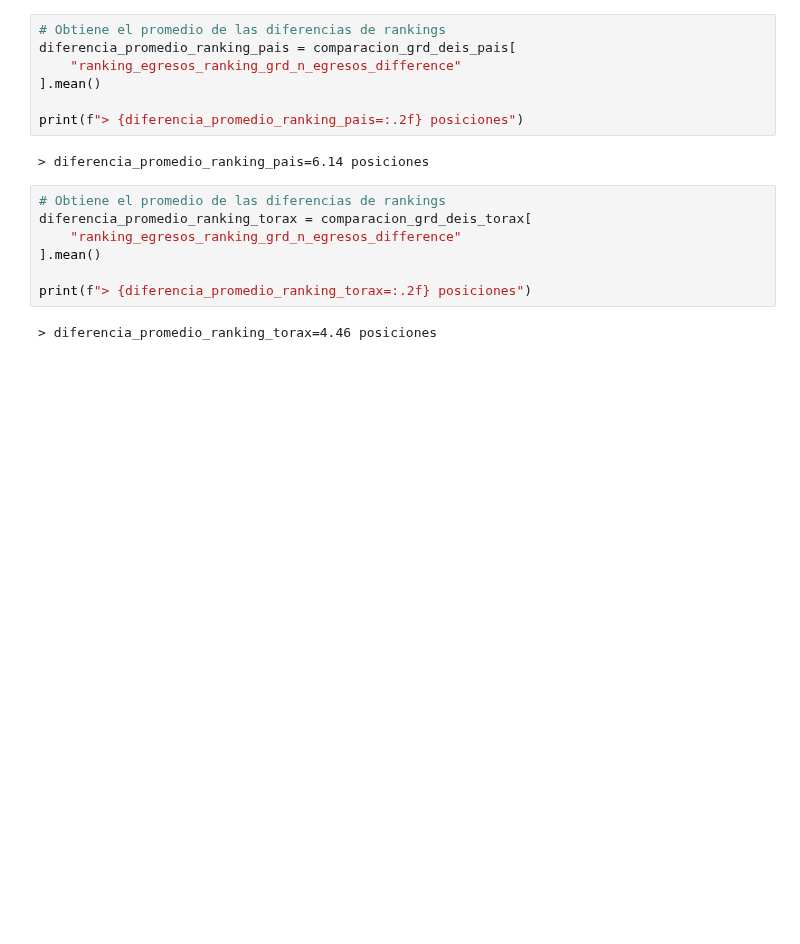
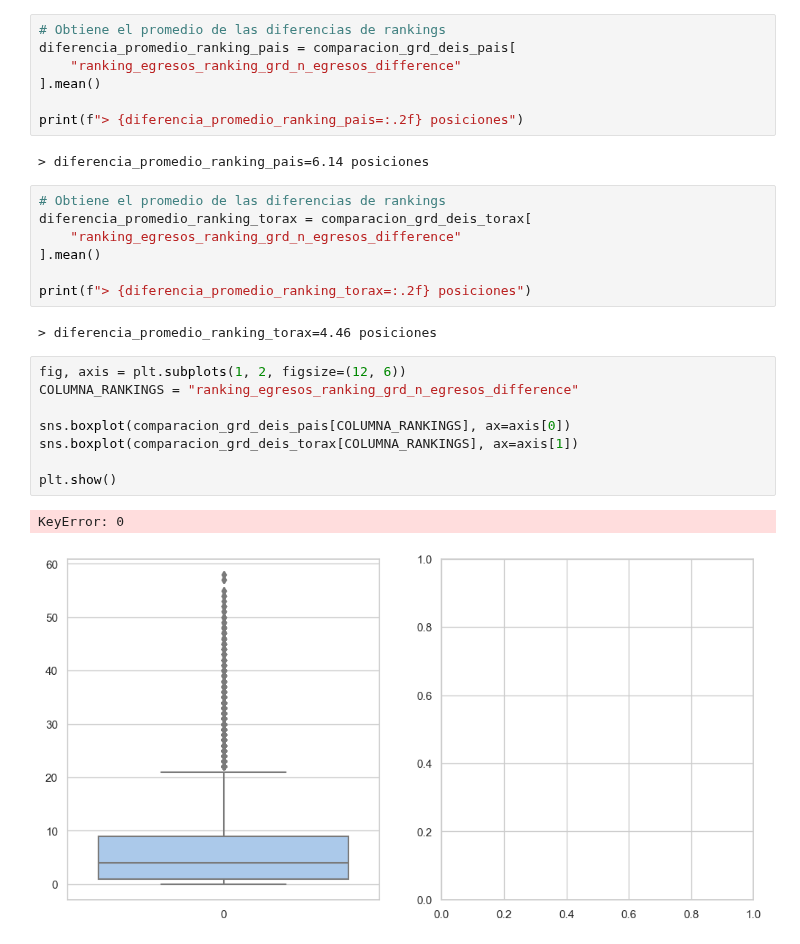
Before and after one commit to JavierRojas14/grd, a Jupyter notebook: notebooks/6.0-jrb-comparison-of-discharges-grd-and-deis.ipynb, the cells around one changed output. Cells and saved outputs as stored; diff of their text form; blank space fills up the shorter version.

Commit message:
Muestra boxplot de diferencias de ranking

```diff
--- a/notebooks/6.0-jrb-comparison-of-discharges-grd-and-deis.ipynb
+++ b/notebooks/6.0-jrb-comparison-of-discharges-grd-and-deis.ipynb
@@ -206,3 +208,14 @@ diferencia_promedio_ranking_torax = comparacion_grd_deis_torax[
 print(f"> {diferencia_promedio_ranking_torax=:.2f} posiciones")
 # %% [output]
 > diferencia_promedio_ranking_torax=4.46 posiciones
+# %%
+fig, axis = plt.subplots(1, 2, figsize=(12, 6))
+COLUMNA_RANKINGS = "ranking_egresos_ranking_grd_n_egresos_difference"
+
+sns.boxplot(comparacion_grd_deis_pais[COLUMNA_RANKINGS], ax=axis[0])
+sns.boxplot(comparacion_grd_deis_torax[COLUMNA_RANKINGS], ax=axis[1])
+
+plt.show()
+# %% [output]
+KeyError: 0
+[figure, added]
```
Also changed, not shown: parts of 1 cell of this notebook.
